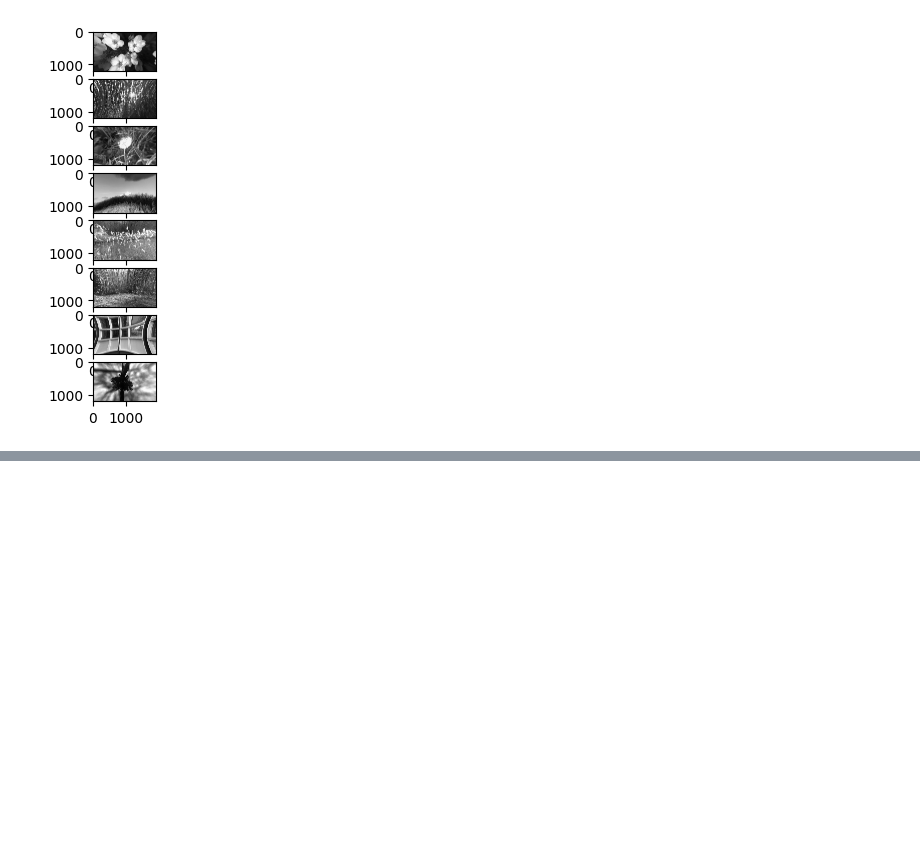
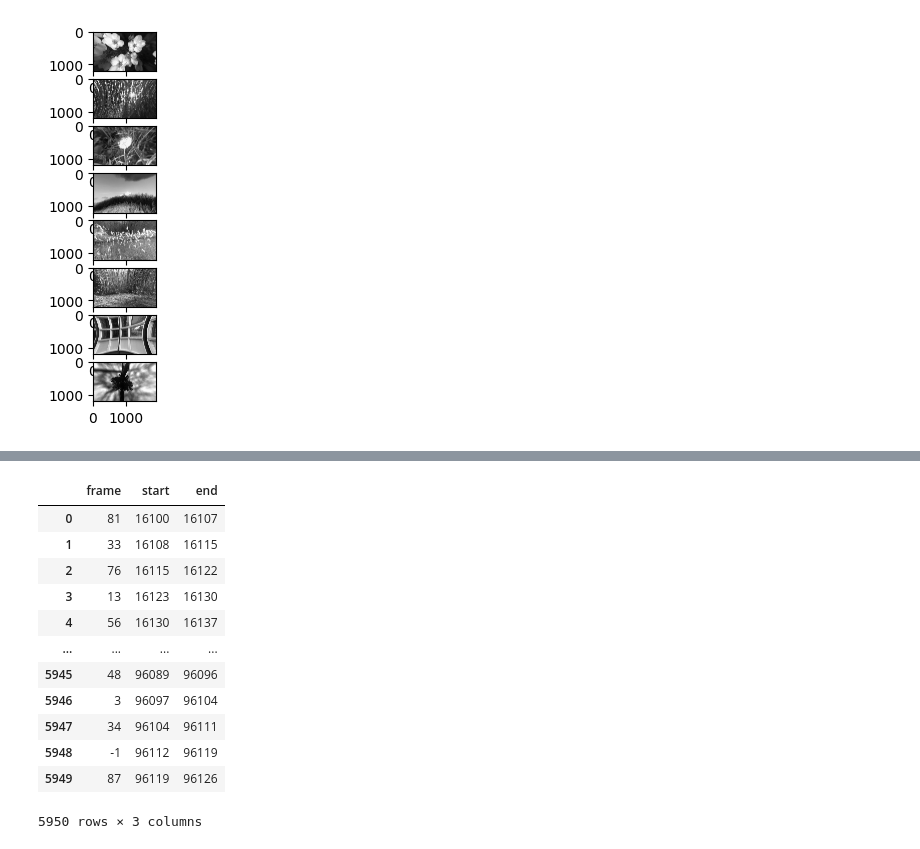
Before and after one commit to EugOT/CN-pr-Allen-Brain, a Jupyter notebook: Alex-SDK-dataset.ipynb, the cells around one changed output, grey strips where cells are left out. Cells and saved outputs as stored; diff of their text form; code cells hidden in the pictures; blank space fills up the shorter version.

```diff
--- a/Alex-SDK-dataset.ipynb
+++ b/Alex-SDK-dataset.ipynb
@@ -159,0 +240,16 @@ for i, img in enumerate(first_experiment['stimulus_templates']['warped']):
+# %%
+one_exp_data.get_stimulus_table(stimulus_name='natural_scenes')
+# %% [output]
+|  | frame | start | end |
+| 0 | 81 | 16100 | 16107 |
+| 1 | 33 | 16108 | 16115 |
+| 2 | 76 | 16115 | 16122 |
+| 3 | 13 | 16123 | 16130 |
+| 4 | 56 | 16130 | 16137 |
+| ... | ... | ... | ... |
+| 5945 | 48 | 96089 | 96096 |
+| 5946 | 3 | 96097 | 96104 |
+| 5947 | 34 | 96104 | 96111 |
+| 5948 | -1 | 96112 | 96119 |
+| 5949 | 87 | 96119 | 96126 |
+5950 rows × 3 columns
```
Also changed, not shown: parts of 16 cells of this notebook.
